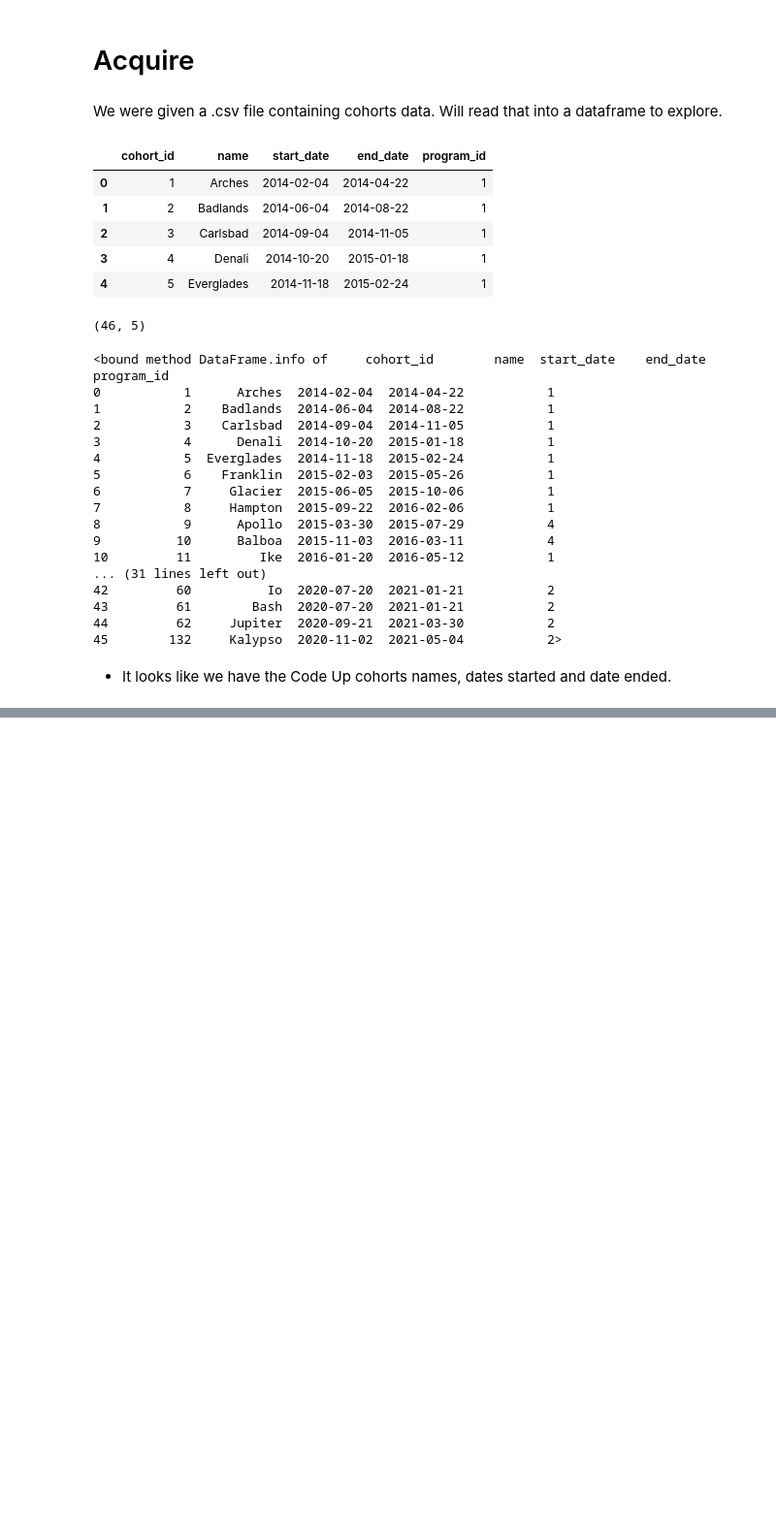
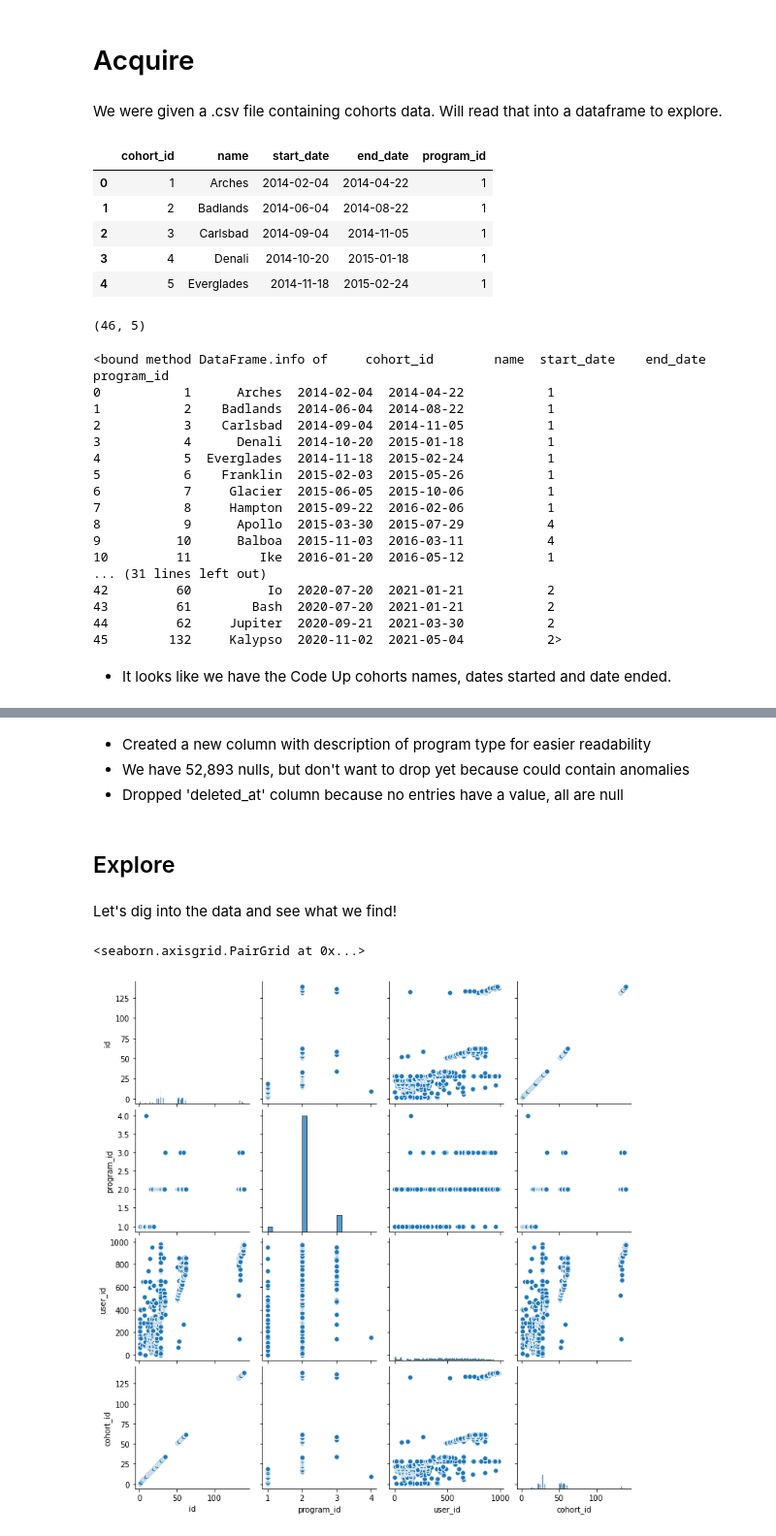
Before and after one commit to veronica-f-reyes/anomaly_detection_project, a Jupyter notebook: anomaly_detection_project.ipynb, the cells around one changed output, grey strips where cells are left out. Shown at 97% size. Saved outputs shown, nothing was run; the diff lists cells and outputs as text; code cells hidden in the pictures; blank space fills up the shorter version.

Commit message:
Exploring data

```diff
--- a/anomaly_detection_project.ipynb
+++ b/anomaly_detection_project.ipynb
@@ -170,0 +242,3 @@ df.tail()
+# %%
+df = prepare.prepare_data()
+df.head()
@@ -170,0 +304,13 @@ df.tail()
+# %% [markdown]
+- Created a new column with description of program type for easier readability
+- We have 52,893 nulls, but don't want to drop yet because could contain anomalies
+- Dropped 'deleted_at' column because no entries have a value, all are null
+# %% [markdown]
+## Explore
+# %% [markdown]
+Let's dig into the data and see what we find!
+# %%
+sns.pairplot(df)
+# %% [output]
+<seaborn.axisgrid.PairGrid at 0x...>
+[figure, added]
```
Also changed, not shown: parts of 39 cells of this notebook, 1 other file.
